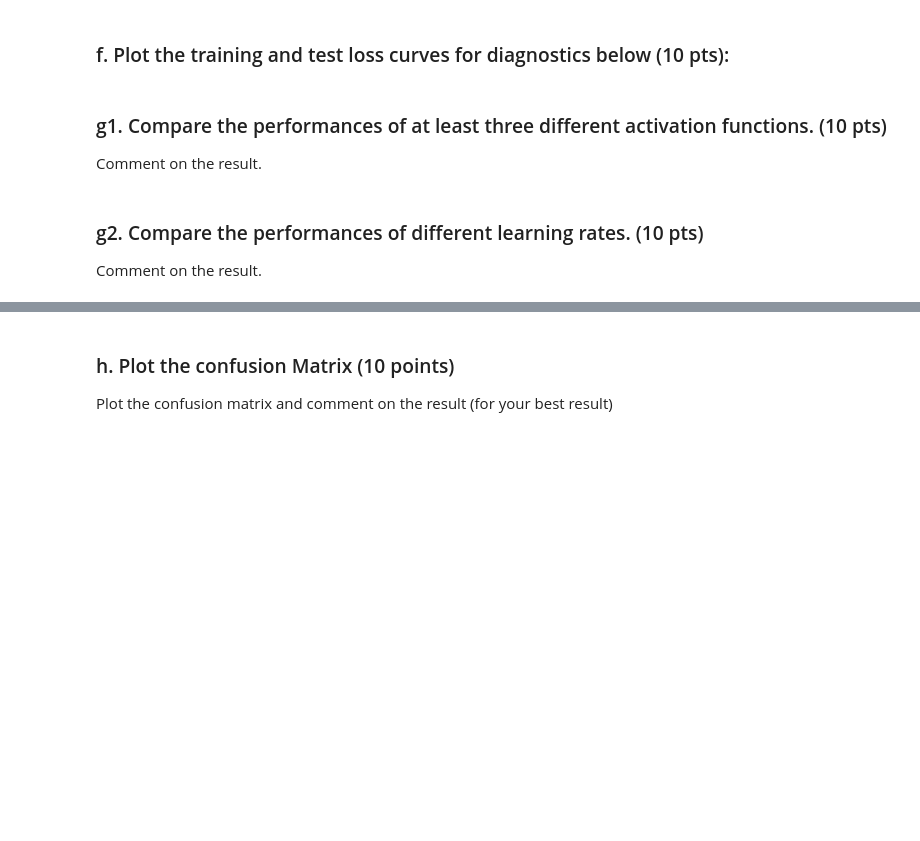
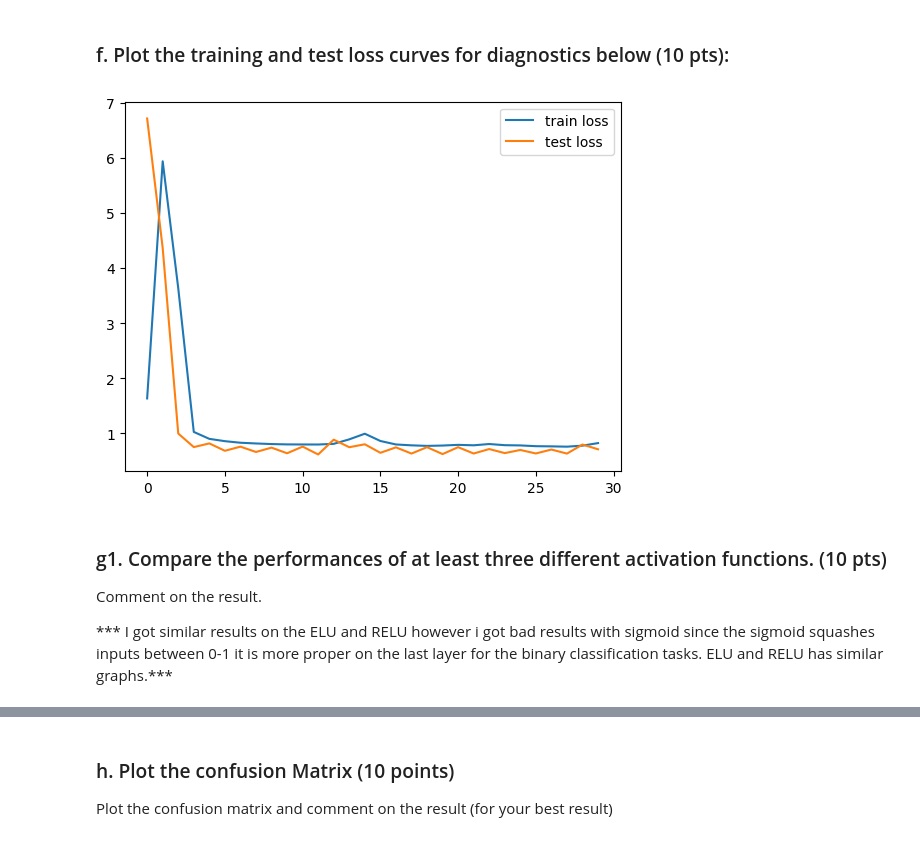
Before and after one commit to SeyyidOS/blg561e-hw1, a Jupyter notebook: HW1.ipynb, the cells around one changed output, grey strips where cells are left out. Cells and saved outputs as stored; diff of their text form; code cells hidden in the pictures; blank space fills up the shorter version.

```diff
--- a/HW1.ipynb
+++ b/HW1.ipynb
@@ -406,3 +465,14 @@ import matplotlib.pyplot as plt
+# %%
+# insert your code below
+import matplotlib.pyplot as plt
+plt.plot(train_losses, label='train loss')
+plt.plot(test_points, test_losses, label='test loss')
+plt.legend()
+plt.show()
+# %% [output]
+[figure, added]
 # %% [markdown]
 ### g1. Compare the performances of at least three different activation functions.  (10 pts)
 Comment on the result.
+
+*** I got similar results on the ELU and RELU however i got bad results with sigmoid since the sigmoid squashes inputs between 0-1 it is more proper on the last layer for the binary classification tasks. ELU and RELU has similar graphs.***
@@ -411,3 +478,0 @@ Comment on the result.
-# %% [markdown]
-### g2. Compare the performances of different learning rates.  (10 pts)
-Comment on the result.
```
Also changed, not shown: parts of 26 cells of this notebook, 22 other files.
